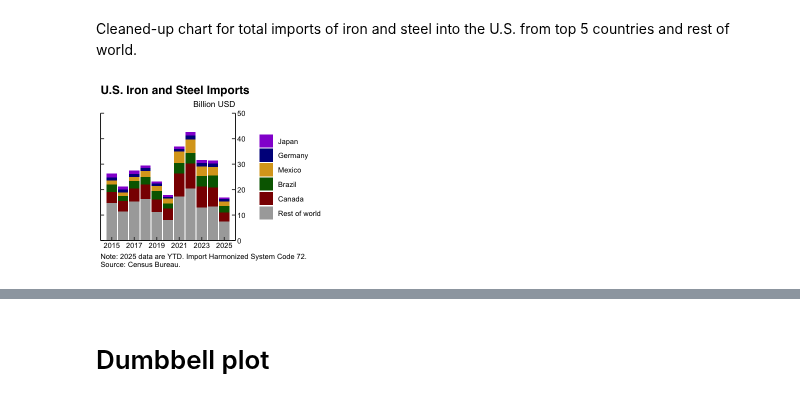
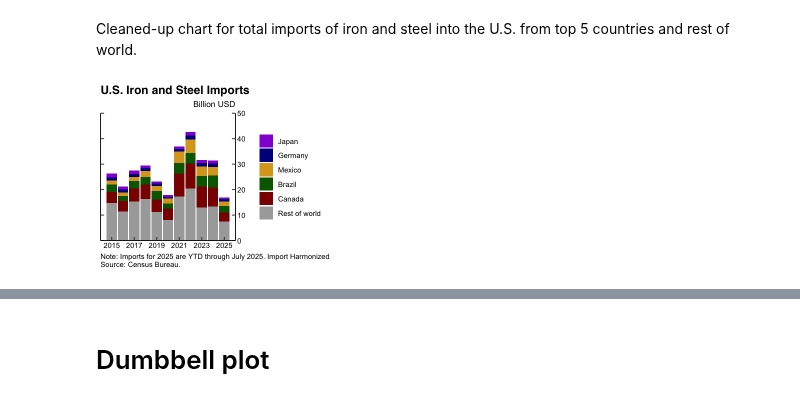
Before and after one commit to maha4028/economic-charting, a Jupyter notebook: generate_plots.ipynb, the cells around one changed output, grey strips where cells are left out. Cells and saved outputs as stored; diff of their text form; code cells hidden in the pictures.

Commit message:
steel footnote

```diff
--- a/generate_plots.ipynb
+++ b/generate_plots.ipynb
@@ -741,33 +737,36 @@ steel <- top_6_yr %>%
     ) +
   scale_fill_manual(
     NULL,
     values = c(
       "Canada" = "darkred",
       "Mexico" = "goldenrod",
       "Brazil" = "darkgreen",
       "Japan" = "darkviolet",
       "Germany" = "darkblue",
       "Rest of world" = "darkgrey"
     )
   ) +
   xlab(NULL) + ylab(NULL) +
   labs(
     title = "U.S. Iron and Steel Imports",
     subtitle = "Billion USD",
-    caption = "Note: 2025 data are YTD. Import Harmonized System Code 72.\nSource: Census Bureau."
+    caption = paste0(
+      "Note: Imports for 2025 are YTD through ",format(max(top_6$date), "%B %Y"),". Import Harmonized System Code 72.",
+      "\nSource: Census Bureau."
+      )
     ) +
   theme_classic() +
   theme(
       plot.title = element_text(family = "Helvetica", face = "bold", size = 14),
       plot.subtitle = element_text(hjust = 1, size = 10),
       axis.text = element_text(color = "black"),
       axis.ticks.length = unit(-0.15, "cm"),
       plot.caption = element_text(hjust = 0),
       legend.position = "right"
       )
 
 steel
 
-ggsave("plots/steel.png", plot = steel, width = 3.9, height = 3.2+(0.13*4), units = "in", dpi = 300)
+ggsave("plots/steel.png", plot = steel, width = 3.9*2, height = 3.2+(0.13*2), units = "in", dpi = 300)
 # %% [output]
-[figure, old version]
+[figure, new version]
```
Also changed, not shown: parts of 4 cells of this notebook, 3 other files.
